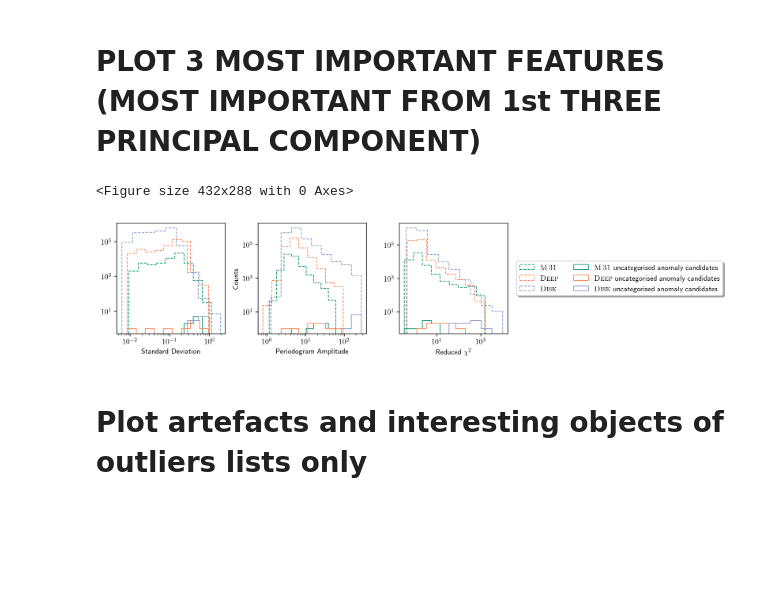
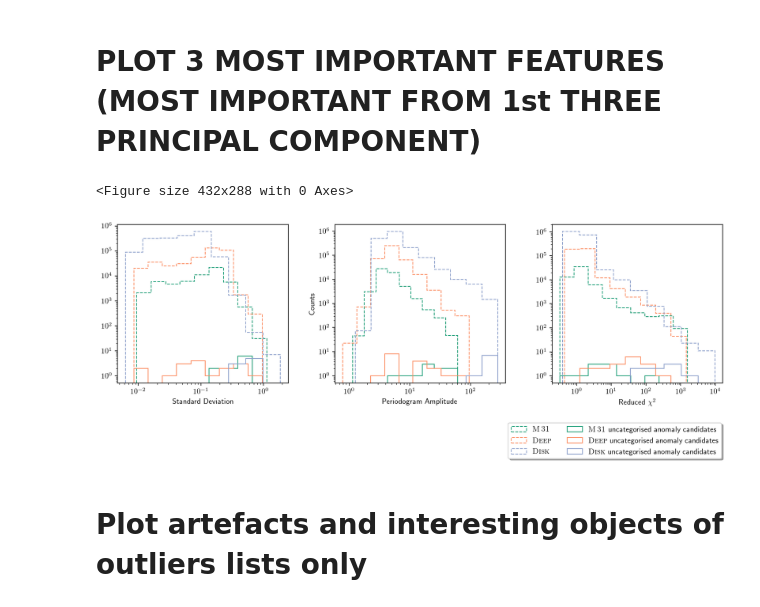
Before and after one commit to snad-space/zwad, a Jupyter notebook: notebooks/histograms_plot.ipynb, the cells around one changed output. Cells and saved outputs as stored; diff of their text form; code cells hidden in the pictures; blank space fills up the shorter version.

Commit message:
fix figure 20 (3 features hist) for referee comment

```diff
--- a/notebooks/histograms_plot.ipynb
+++ b/notebooks/histograms_plot.ipynb
@@ -109,39 +112,39 @@ three_most_important_features = ['standard_deviation', 'periodogram_amplitude',
 # %%
 plt.clf()
 # fig, axes = plt.subplots(1, 3, gridspec_kw = {'wspace':0, 'hspace':0}, sharey=True, figsize=(20, 5))
-fig, axes = plt.subplots(1, 3, figsize=(12, 2.8))
+fig, axes = plt.subplots(1, 3, figsize=(12, 5))
 
 for ax, f in zip(axes, three_most_important_features):
     m31_bins = np.logspace(np.log10(m31_x[f].min()), np.log10(m31_x[f].max()), 10)
     deep_bins = np.logspace(np.log10(deep_x[f].min()), np.log10(deep_x[f].max()), 10)
     disk_bins = np.logspace(np.log10(disk_x[f].min()), np.log10(disk_x[f].max()), 10)
     ax.hist(m31_x[f], bins=m31_bins, histtype='step', color=colors['m31'],
              linestyle='dashed', linewidth=1, label=field_names['m31'])
     ax.hist(deep_x[f], bins=deep_bins, histtype='step', color=colors['deep'],
              linestyle='dashed', linewidth=1, label=field_names['deep'])
     ax.hist(disk_x[f], bins=disk_bins, histtype='step', color=colors['disk'],
              linestyle='dashed', linewidth=1, label=field_names['disk'])
     ax.hist(m31_anom_tab[f], bins=m31_bins, histtype='step', color=colors['m31'],
              alpha=1, linewidth=1, label=field_names['m31'] + ' uncategorised anomaly candidates')
     ax.hist(deep_anom_tab[f], bins=deep_bins, histtype='step', color=colors['deep'],
              alpha=1, linewidth=1, label=field_names['deep'] + ' uncategorised anomaly candidates')
     ax.hist(disk_anom_tab[f], bins=disk_bins, histtype='step', color=colors['disk'],
              alpha=1, linewidth=1, label=field_names['disk'] + ' uncategorised anomaly candidates')
 
     ax.set_xlabel(latex_names[f])
     ax.set_yscale('log')
     ax.set_xscale('log')
 
 axes[1].set_ylabel('Counts')
 
 
-plt.legend(loc='center left', bbox_to_anchor=(1.05, 0.5), ncol=2, fancybox=True, shadow=True)
+plt.legend(loc='lower left', bbox_to_anchor=(-0.28, -0.5), ncol=2, fancybox=True, shadow=True)
 fig.tight_layout()
 
 fig.savefig('../figs/histograms/three_most_important_features_uncat_anomalies.pdf', bbox_inches='tight')
 # %% [output]
 <Figure size 432x288 with 0 Axes>
-[figure, old version]
+[figure, new version]
 # %% [markdown]
 # Plot artefacts and interesting objects of outliers lists only
 # %%
```
Also changed, not shown: parts of 8 cells of this notebook, 1 other file.
